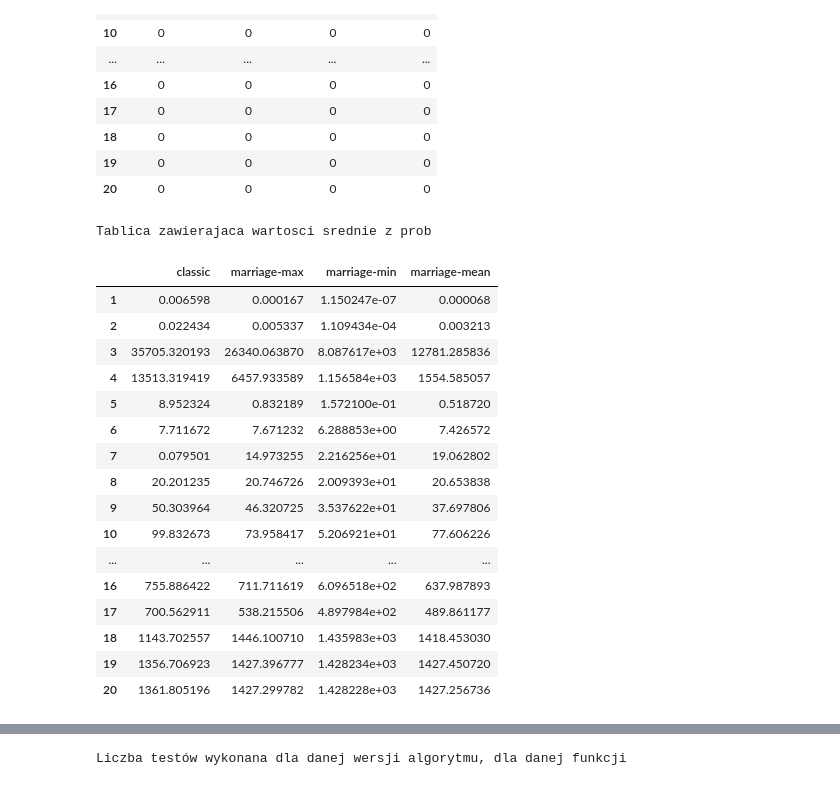
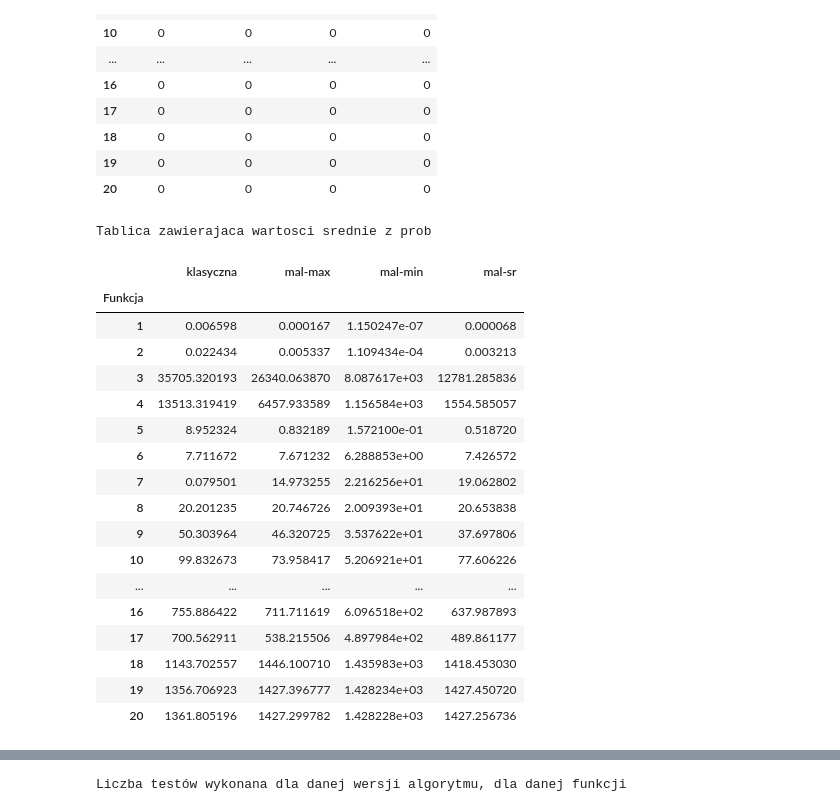
Before and after one commit to maciej3031/evolutionary_algorithm, a Jupyter notebook: Tests_analysis.ipynb, the cells around one changed output, grey strips where cells are left out. Drawn from its saved outputs; the diff is of its cells as text; code cells hidden in the pictures.

```diff
--- a/Tests_analysis.ipynb
+++ b/Tests_analysis.ipynb
@@ -306,9 +306,14 @@ Odnajdowanie optymalnego rozwiązania
 # %%
 print("Tablica zawierajaca wartosci srednie z prob")
 ct = comp_tables(tests_names, np.mean)
+ct.columns = versions_names_pl
+ct.index.name ="Funkcja"
+ct.to_csv(results_name+"_ct_means.csv")
+ct
 # %% [output]
 Tablica zawierajaca wartosci srednie z prob
-|  | classic | marriage-max | marriage-min | marriage-mean |
+|  | klasyczna | mal-max | mal-min | mal-sr |
+| Funkcja |  |  |  |  |
 | 1 | 0.006598 | 0.000167 | 1.150247e-07 | 0.000068 |
 | 2 | 0.022434 | 0.005337 | 1.109434e-04 | 0.003213 |
 | 3 | 35705.320193 | 26340.063870 | 8.087617e+03 | 12781.285836 |
```
Also changed, not shown: parts of 1 cell of this notebook.
